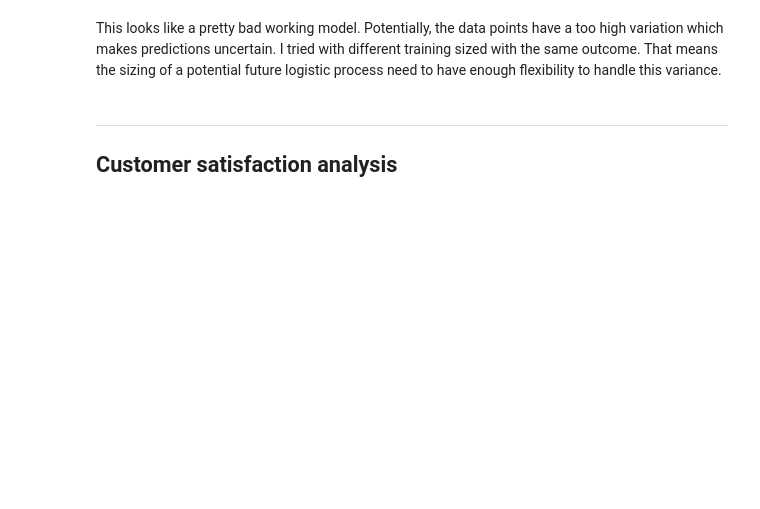
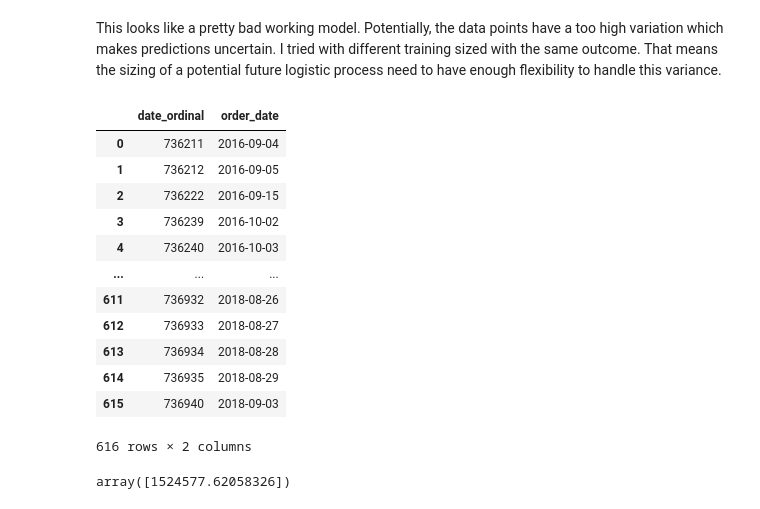
Before and after one commit to LarsTinnefeld/olist_ecom_analysis, a Jupyter notebook: olist_analysis.ipynb, the cells around one changed output. Drawn from its saved outputs; the diff is of its cells as text; code cells hidden in the pictures; blank space fills up the shorter version.

```diff
--- a/olist_analysis.ipynb
+++ b/olist_analysis.ipynb
@@ -600,5 +620,22 @@ print(r2_score(y_test, y_preditions_test))
 # %% [markdown]
 This looks like a pretty bad working model. Potentially, the data points have a too high variation which makes predictions uncertain. I tried with different training sized with the same outcome. That means the sizing of a potential future logistic process need to have enough flexibility to handle this variance.
-# %% [markdown]
----
-## Customer satisfaction analysis
+# %%
+df_orders_daily[['date_ordinal', 'order_date']]
+# %% [output]
+|  | date_ordinal | order_date |
+| 0 | 736211 | 2016-09-04 |
+| 1 | 736212 | 2016-09-05 |
+| 2 | 736222 | 2016-09-15 |
+| 3 | 736239 | 2016-10-02 |
+| 4 | 736240 | 2016-10-03 |
+| ... | ... | ... |
+| 611 | 736932 | 2018-08-26 |
+| 612 | 736933 | 2018-08-27 |
+| 613 | 736934 | 2018-08-28 |
+| 614 | 736935 | 2018-08-29 |
+| 615 | 736940 | 2018-09-03 |
+616 rows × 2 columns
+# %%
+lm_model.predict(np.array(736940).reshape(-1, 1))
+# %% [output]
+array([1524577.62058326])
```
Also changed, not shown: parts of 16 cells of this notebook.
